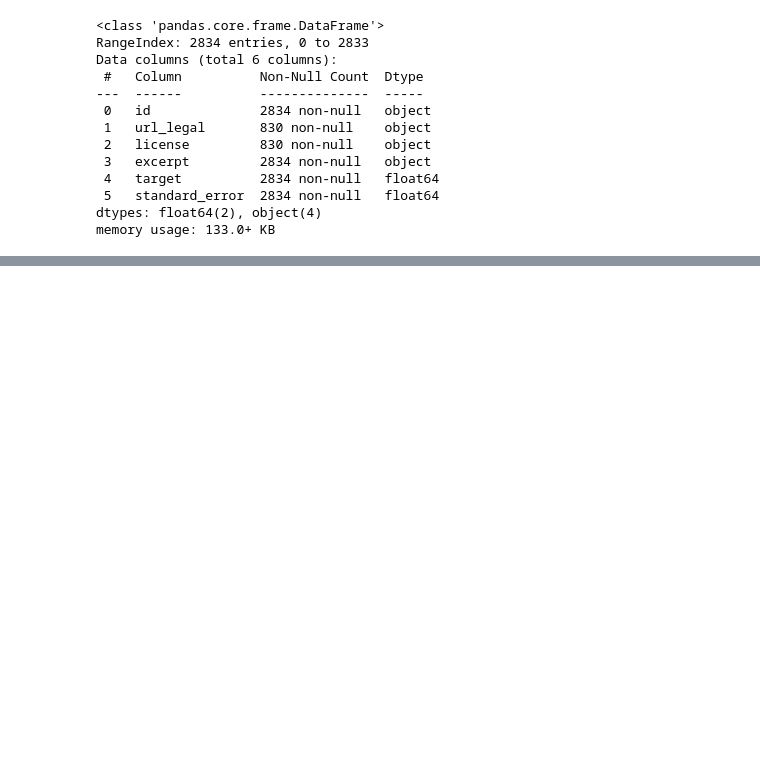
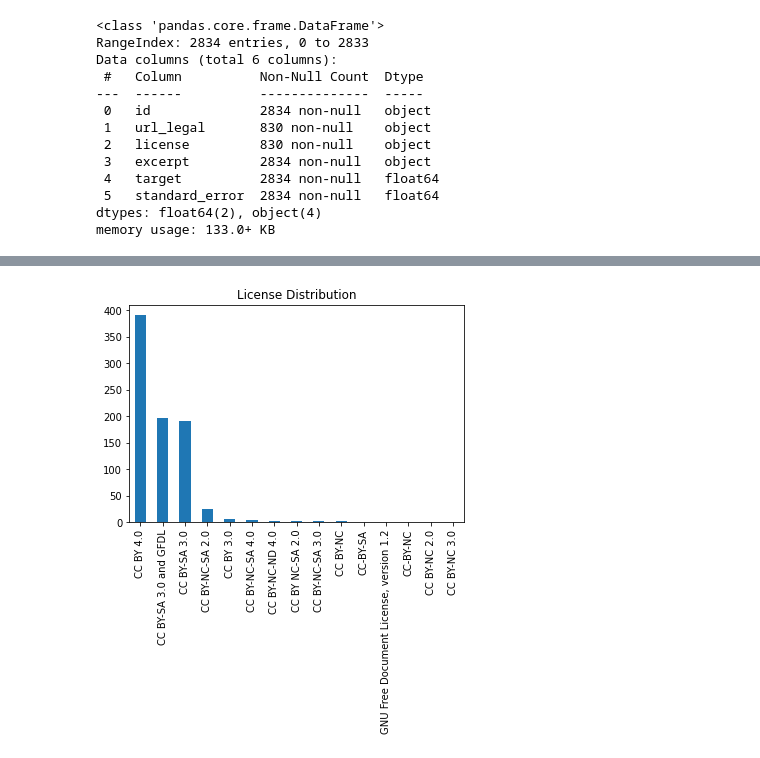
Before and after one commit to beifa/CommonLit, a Jupyter notebook: Description&eda.ipynb, the cells around one changed output, grey strips where cells are left out. Saved outputs shown, nothing was run; the diff lists cells and outputs as text; code cells hidden in the pictures; blank space fills up the shorter version.

```diff
--- a/Description&eda.ipynb
+++ b/Description&eda.ipynb
@@ -73,0 +116,6 @@ df.excerpt[0]
+# %%
+df.license.value_counts().plot(kind='bar')
+plt.title("License Distribution")
+plt.show()
+# %% [output]
+[figure, added]
```
Also changed, not shown: parts of 13 cells of this notebook.
